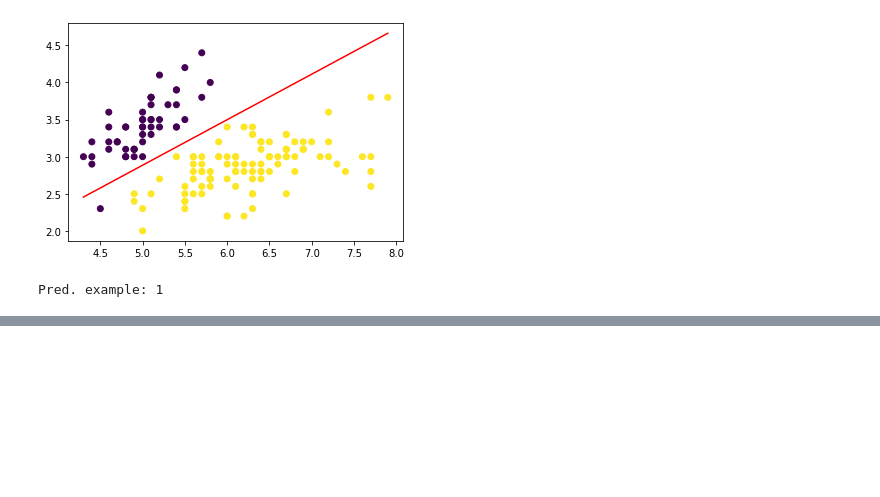
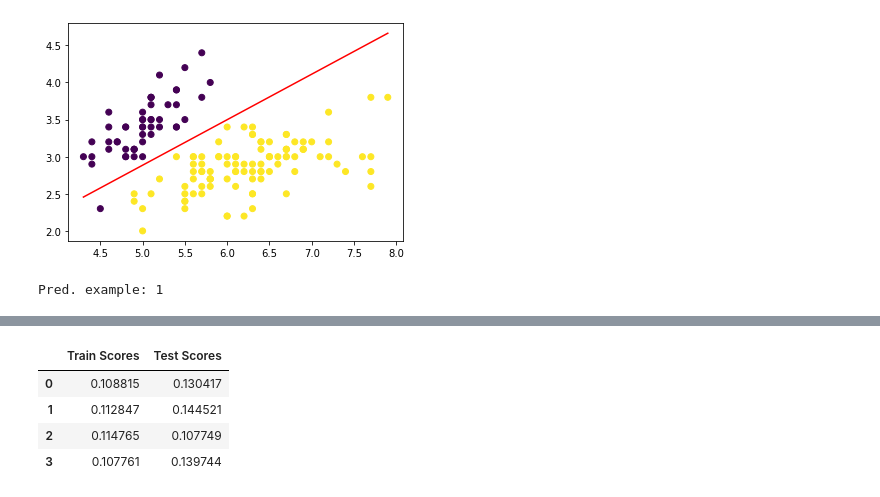
Before and after one commit to mpereira19/Si, a Jupyter notebook: scripts/eval2.ipynb, the cells around one changed output, grey strips where cells are left out. Cells and saved outputs as stored; diff of their text form; code cells hidden in the pictures; blank space fills up the shorter version.

```diff
--- a/scripts/eval2.ipynb
+++ b/scripts/eval2.ipynb
@@ -163,0 +179,11 @@ Pred. example: 1
+# %%
+logreg = LogisticRegressionReg(epochs=500, lbd=0.5)
+cv = CrossValidationScore(logreg, dataset, cv=4)
+cv.run()
+cv.toDataframe()
+# %% [output]
+|  | Train Scores | Test Scores |
+| 0 | 0.108815 | 0.130417 |
+| 1 | 0.112847 | 0.144521 |
+| 2 | 0.114765 | 0.107749 |
+| 3 | 0.107761 | 0.139744 |
```
Also changed, not shown: parts of 4 cells of this notebook, 4 other files.
